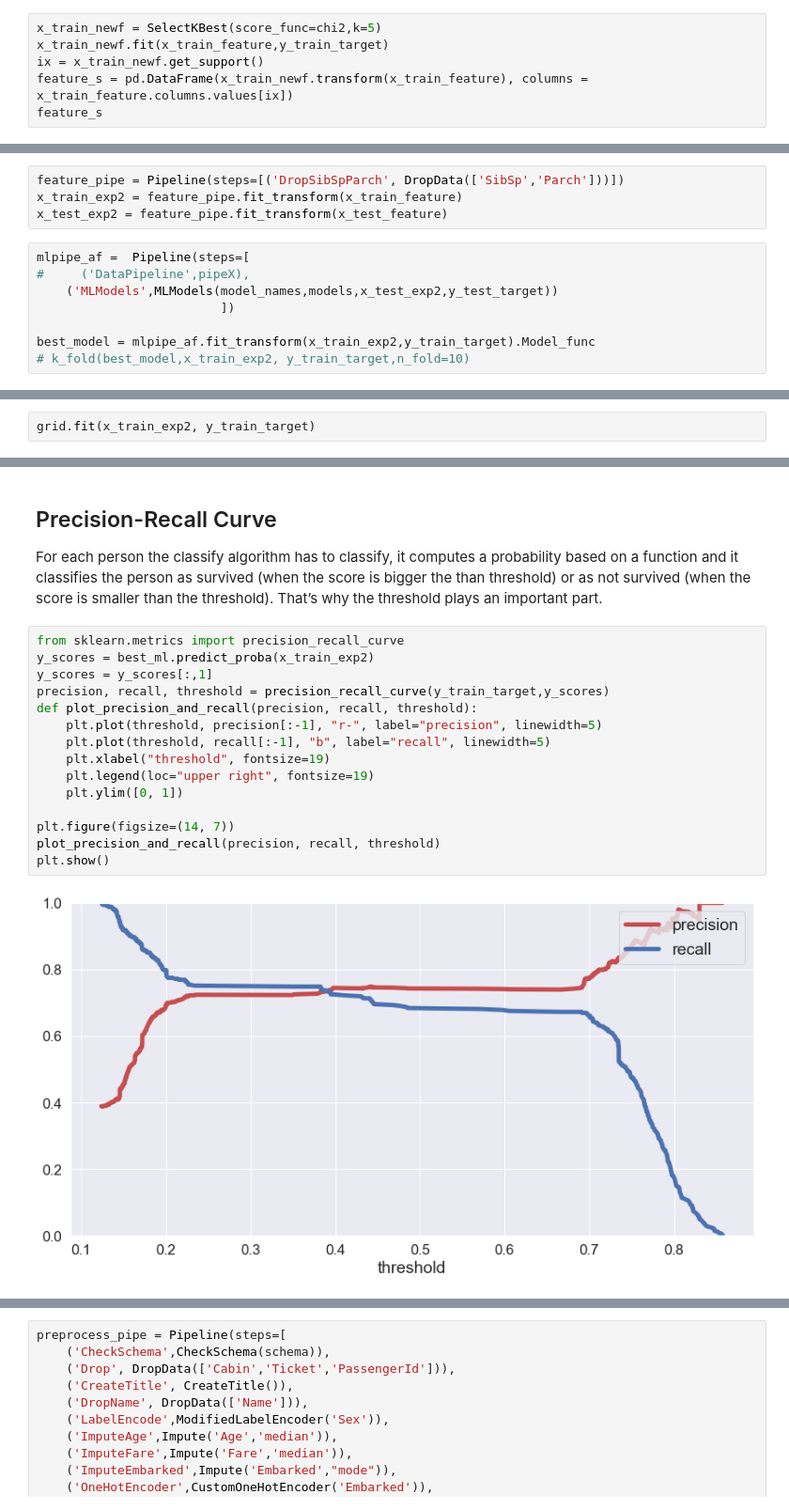
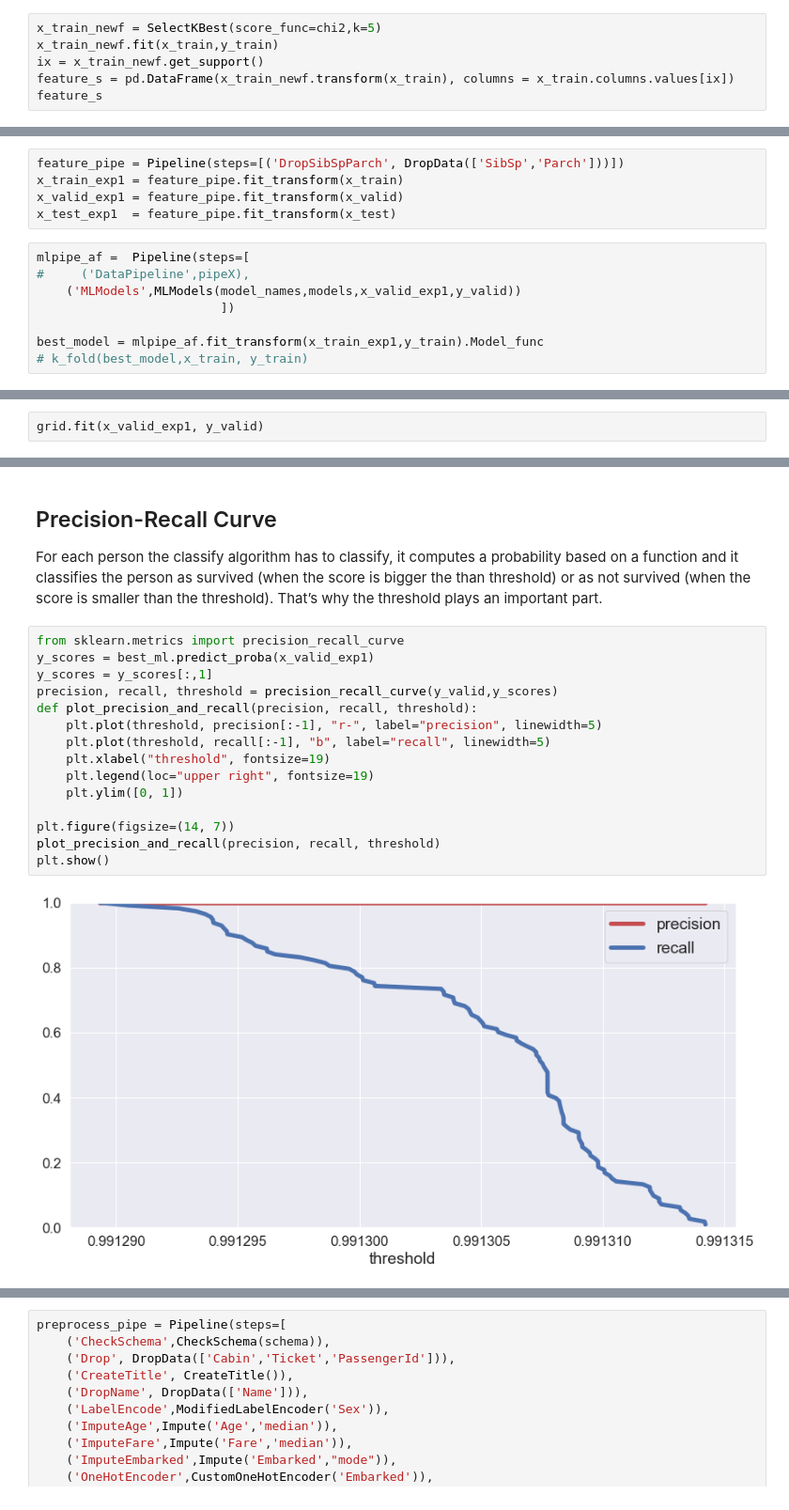
Before and after one commit to CertifaiAI/data-science-fundamentals, a Jupyter notebook: day_3/8S_End to End Example .ipynb, the cells around one changed output, grey strips where cells are left out. Shown at 94% size. Drawn from its saved outputs; the diff is of its cells as text.

```diff
--- a/day_3/8S_End to End Example .ipynb
+++ b/day_3/8S_End to End Example .ipynb
@@ -1353,9 +1355,9 @@ plt.tight_layout()
 from sklearn.feature_selection import SelectKBest, chi2
 # %%
 x_train_newf = SelectKBest(score_func=chi2,k=5)
-x_train_newf.fit(x_train_feature,y_train_target)
+x_train_newf.fit(x_train,y_train)
 ix = x_train_newf.get_support()
-feature_s = pd.DataFrame(x_train_newf.transform(x_train_feature), columns = x_train_feature.columns.values[ix])
+feature_s = pd.DataFrame(x_train_newf.transform(x_train), columns = x_train.columns.values[ix])
 feature_s
 # %% [output]
 |  | Pclass | Sex | Age | Fare | Title |
@@ -1548,16 +1553,17 @@ In short, base on the PCA we know that the idea number of component to reduce th
 > *Notes:* There are few more ways to perform the dimension reduction such as using `UMAP`, `t_SNE` and `LDA`. You may go [here](https://towardsdatascience.com/dimensionality-reduction-for-data-visualization-pca-vs-tsne-vs-umap-be4aa7b1cb29) to futher study it.
 # %%
 feature_pipe = Pipeline(steps=[('DropSibSpParch', DropData(['SibSp','Parch']))])
-x_train_exp2 = feature_pipe.fit_transform(x_train_feature)
-x_test_exp2 = feature_pipe.fit_transform(x_test_feature)
+x_train_exp1 = feature_pipe.fit_transform(x_train)
+x_valid_exp1 = feature_pipe.fit_transform(x_valid)
+x_test_exp1  = feature_pipe.fit_transform(x_test)
 # %%
 mlpipe_af =  Pipeline(steps=[
 #     ('DataPipeline',pipeX),
-    ('MLModels',MLModels(model_names,models,x_test_exp2,y_test_target))
+    ('MLModels',MLModels(model_names,models,x_valid_exp1,y_valid))
                          ])
 
-best_model = mlpipe_af.fit_transform(x_train_exp2,y_train_target).Model_func
-# k_fold(best_model,x_train_exp2, y_train_target,n_fold=10)
+best_model = mlpipe_af.fit_transform(x_train_exp1,y_train).Model_func
+# k_fold(best_model,x_train, y_train)
 # %% [output]
                  Model     Score
 0                  SVM  1.000000
@@ -1579,5 +1603,5 @@ grid = GridSearchCV(best_model, param_grid=parameteres, cv=2)
 # %%
-grid.fit(x_train_exp2, y_train_target)
+grid.fit(x_valid_exp1, y_valid)
 # %% [output]
 GridSearchCV(cv=2, estimator=SVC(kernel='linear', probability=True),
              param_grid={'C': [0.001, 0.1, 10, 100, 1000000.0],
@@ -1636,19 +1676,19 @@ F1-Score: 0.9934640522875817
 For each person the classify algorithm has to classify, it computes a probability based on a function and it classifies the person as survived (when the score is bigger the than threshold) or as not survived (when the score is smaller than the threshold). That’s why the threshold plays an important part.
 # %%
 from sklearn.metrics import precision_recall_curve
-y_scores = best_ml.predict_proba(x_train_exp2)
+y_scores = best_ml.predict_proba(x_valid_exp1)
 y_scores = y_scores[:,1]
-precision, recall, threshold = precision_recall_curve(y_train_target,y_scores)
+precision, recall, threshold = precision_recall_curve(y_valid,y_scores)
 def plot_precision_and_recall(precision, recall, threshold):
     plt.plot(threshold, precision[:-1], "r-", label="precision", linewidth=5)
     plt.plot(threshold, recall[:-1], "b", label="recall", linewidth=5)
     plt.xlabel("threshold", fontsize=19)
     plt.legend(loc="upper right", fontsize=19)
     plt.ylim([0, 1])
 
 plt.figure(figsize=(14, 7))
 plot_precision_and_recall(precision, recall, threshold)
 plt.show()
 # %% [output]
-[figure, old version]
+[figure, new version]
 # %% [markdown]
```
Also changed, not shown: parts of 52 cells of this notebook.
